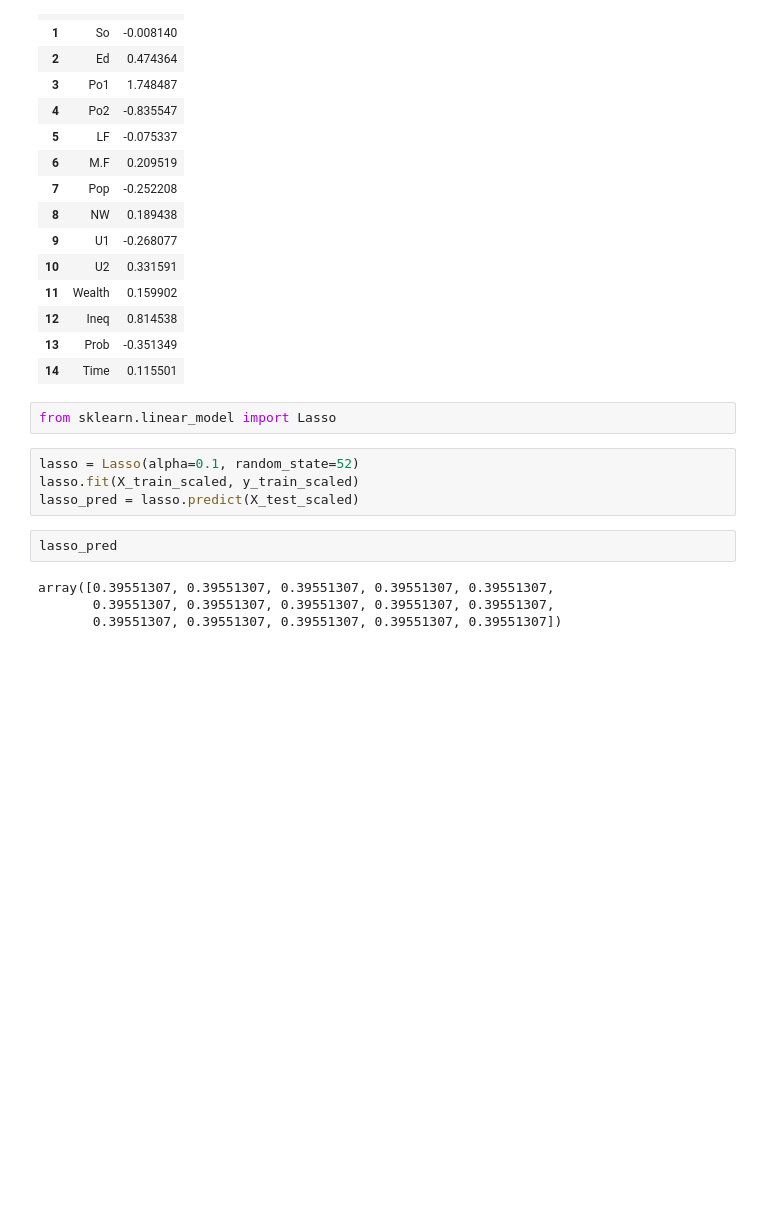
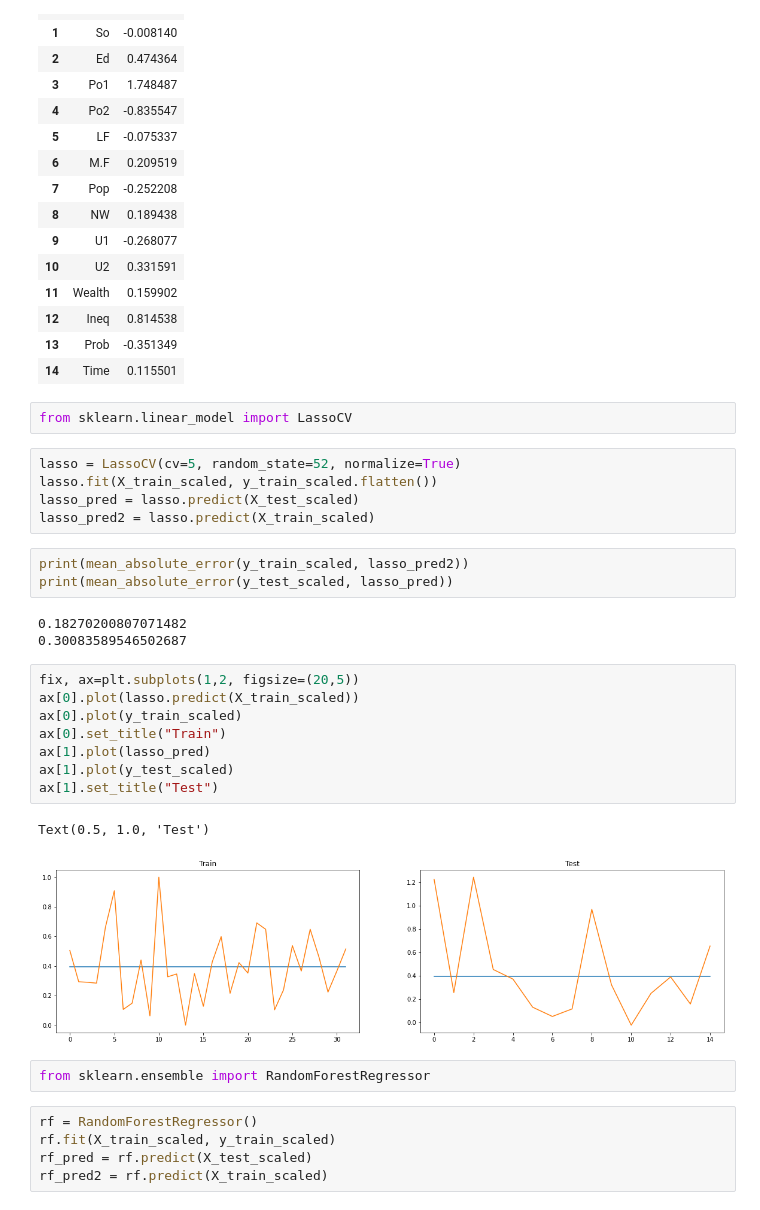
Before and after one commit to shreyansh273/GTx_6501, a Jupyter notebook: Week_3.ipynb, the cells around one changed output. Saved outputs shown, nothing was run; the diff lists cells and outputs as text; blank space fills up the shorter version.

```diff
--- a/Week_3.ipynb
+++ b/Week_3.ipynb
@@ -139,14 +146,33 @@ model_coef
 | 13 | Prob | -0.351349 |
 | 14 | Time | 0.115501 |
 # %%
-from sklearn.linear_model import Lasso
+from sklearn.linear_model import LassoCV
 # %%
-lasso = Lasso(alpha=0.1, random_state=52)
-lasso.fit(X_train_scaled, y_train_scaled)
+lasso = LassoCV(cv=5, random_state=52, normalize=True)
+lasso.fit(X_train_scaled, y_train_scaled.flatten())
 lasso_pred = lasso.predict(X_test_scaled)
+lasso_pred2 = lasso.predict(X_train_scaled)
-# %%
-lasso_pred
-# %% [output]
-array([0.39551307, 0.39551307, 0.39551307, 0.39551307, 0.39551307,
-       0.39551307, 0.39551307, 0.39551307, 0.39551307, 0.39551307,
-       0.39551307, 0.39551307, 0.39551307, 0.39551307, 0.39551307])
+# %%
+print(mean_absolute_error(y_train_scaled, lasso_pred2))
+print(mean_absolute_error(y_test_scaled, lasso_pred))
+# %% [output]
+0.18270200807071482
+0.30083589546502687
+# %%
+fix, ax=plt.subplots(1,2, figsize=(20,5))
+ax[0].plot(lasso.predict(X_train_scaled))
+ax[0].plot(y_train_scaled)
+ax[0].set_title("Train")
+ax[1].plot(lasso_pred)
+ax[1].plot(y_test_scaled)
+ax[1].set_title("Test")
+# %% [output]
+Text(0.5, 1.0, 'Test')
+[figure, added]
+# %%
+from sklearn.ensemble import RandomForestRegressor
+# %%
+rf = RandomForestRegressor()
+rf.fit(X_train_scaled, y_train_scaled)
+rf_pred = rf.predict(X_test_scaled)
+rf_pred2 = rf.predict(X_train_scaled)
```
Also changed, not shown: parts of 9 cells of this notebook.
